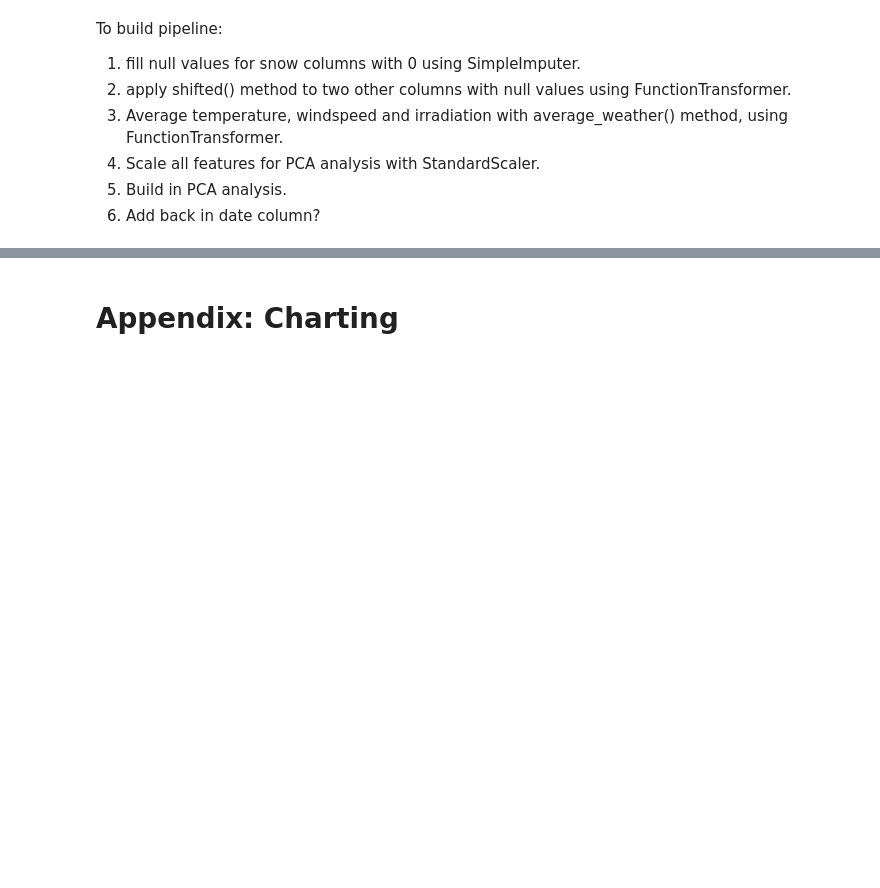
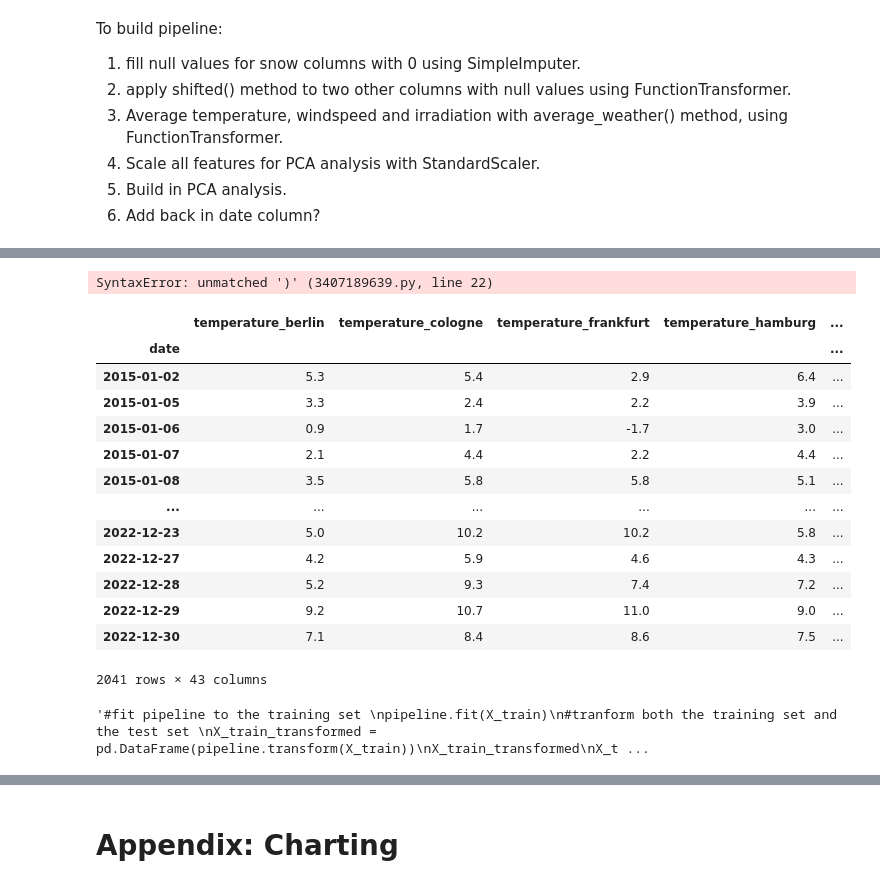
Before and after one commit to Sarthak-Singh1996/Predicting-European-Electricity-Prices, a Jupyter notebook: scripts/preprocessing.ipynb, the cells around one changed output, grey strips where cells are left out. Saved outputs shown, nothing was run; the diff lists cells and outputs as text; code cells hidden in the pictures; blank space fills up the shorter version.

```diff
--- a/scripts/preprocessing.ipynb
+++ b/scripts/preprocessing.ipynb
@@ -339,3 +338,14 @@ To build pipeline:
 4. Scale all features for PCA analysis with StandardScaler.
 5. Build in PCA analysis.
 6. Add back in date column?
+# %%
+from sklearn.model_selection import train_test_split
+from sklearn.pipeline import Pipeline
+from sklearn.impute import SimpleImputer
+from sklearn.preprocessing import StandardScaler
+from sklearn.compose import ColumnTransformer
+from sklearn.preprocessing import OneHotEncoder
+from sklearn.preprocessing import FunctionTransformer
+from sklearn.decomposition import PCA
+import pandas as pd
+pd.set_option('display.max_columns', None)
@@ -341,0 +465,42 @@ To build pipeline:
+# %%
+#another method
+
+import pandas as pd
+df.groupby(['temperature_berlin']).mean()
+
+import pandas as pd
+df.groupby(['temperature_cologne']).mean()
+
+import pandas as pd
+df.groupby(['temperature_frankfurt']).mean()
+
+import pandas as pd
+df.groupby(['temperature_hamburg']).mean()
+
+import pandas as pd
+df.groupby(['temperature_munich']).mean()
+
+# create a new column with the average of the averages Temperature of the 5 cities
+
+df = pd.DataFrame({'average_temperature':[temperature_berlin, temperature_cologne, temperature_frankfurt,
+                                          temperature_hamburg, temperature_munich]})
+df['average_temperature'] = df['temperature_berlin'] + df['Cost'])
+# %% [output]
+SyntaxError: unmatched ')' (3407189639.py, line 22)
+# %%
+df.set_index('date')
+# %% [output]
+|  | temperature_berlin | temperature_cologne | temperature_frankfurt | temperature_hamburg | ... |
+| date |  |  |  |  | ... |
+| 2015-01-02 | 5.3 | 5.4 | 2.9 | 6.4 | ... |
+| 2015-01-05 | 3.3 | 2.4 | 2.2 | 3.9 | ... |
+| 2015-01-06 | 0.9 | 1.7 | -1.7 | 3.0 | ... |
+| 2015-01-07 | 2.1 | 4.4 | 2.2 | 4.4 | ... |
+| 2015-01-08 | 3.5 | 5.8 | 5.8 | 5.1 | ... |
+| ... | ... | ... | ... | ... | ... |
+| 2022-12-23 | 5.0 | 10.2 | 10.2 | 5.8 | ... |
+| 2022-12-27 | 4.2 | 5.9 | 4.6 | 4.3 | ... |
+| 2022-12-28 | 5.2 | 9.3 | 7.4 | 7.2 | ... |
+| 2022-12-29 | 9.2 | 10.7 | 11.0 | 9.0 | ... |
+| 2022-12-30 | 7.1 | 8.4 | 8.6 | 7.5 | ... |
+2041 rows × 43 columns
@@ -342,3 +521,19 @@ To build pipeline:
+# %%
+'''#fit pipeline to the training set
+pipeline.fit(X_train)
+#tranform both the training set and the test set
+X_train_transformed = pd.DataFrame(pipeline.transform(X_train))
+X_train_transformed
+X_test_transformed = pd.DataFrame(pipeline.transform(X_test))
+X_test_transformed
+#standardize X-test and x_train
+scaler = StandardScaler()
+scaler.fit(X_train)
+X_train_scaled = scaler.transform(X_train)
+X_test_scaled = scaler.transform(X_test)
+'''
+# %% [output]
+'#fit pipeline to the training set \npipeline.fit(X_train)\n#tranform both the training set and the test set \nX_train_transformed = pd.DataFrame(pipeline.transform(X_train))\nX_train_transformed\nX_t ...
 # %%
 snow_imputer = SimpleImputer(strategy="constant", fill_value=0)
 # %%
```
Also changed, not shown: parts of 22 cells of this notebook.
